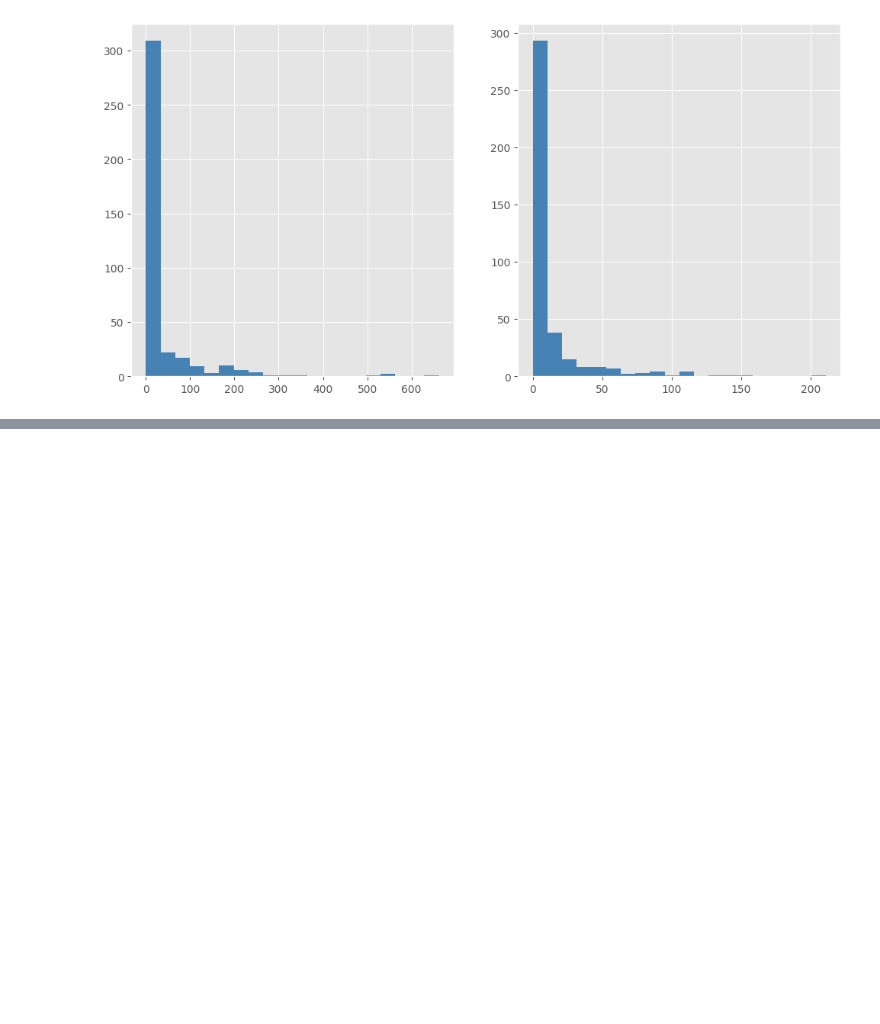
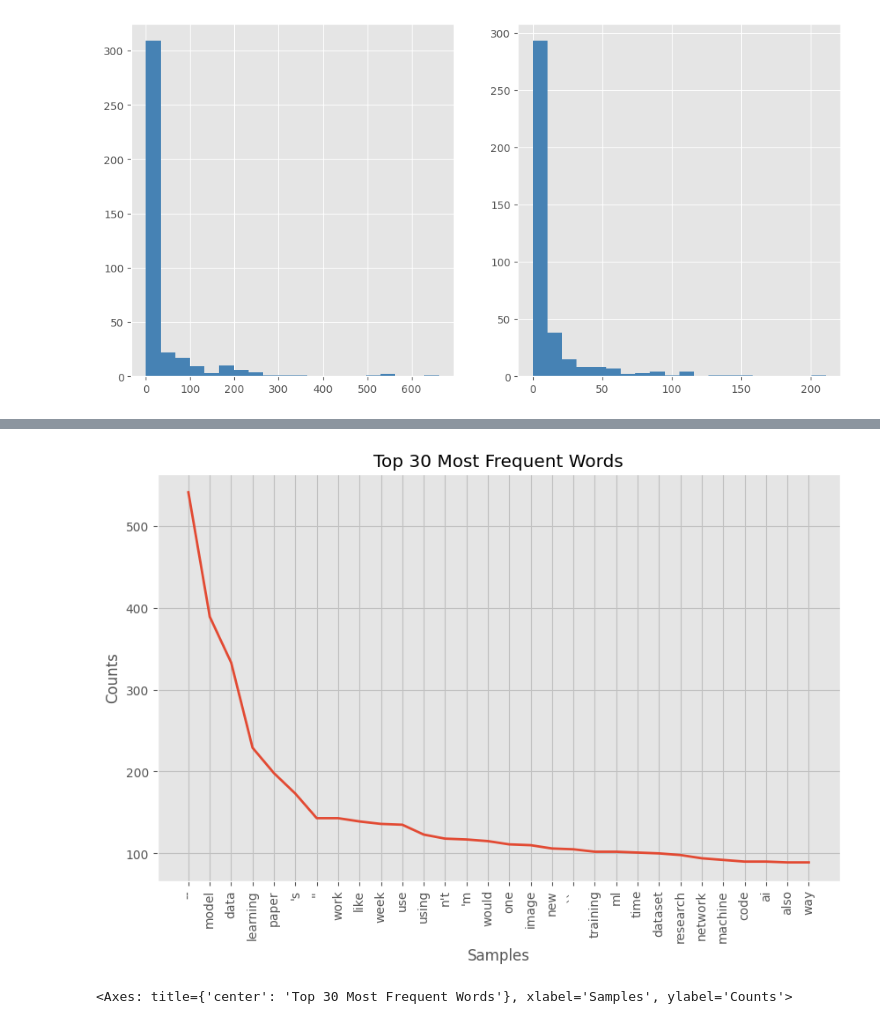
Before and after one commit to fszymanski13/text-mining1, a Jupyter notebook: notebook.ipynb, the cells around one changed output, grey strips where cells are left out. Cells and saved outputs as stored; diff of their text form; code cells hidden in the pictures; blank space fills up the shorter version.

```diff
--- a/notebook.ipynb
+++ b/notebook.ipynb
@@ -220,0 +218,20 @@ None
+# %%
+from nltk.probability import FreqDist
+
+# Join all processed texts into a single string
+all_text = ' '.join(processed_texts)
+
+# Generate a frequency distribution
+tokens = all_text.split()
+freq_dist = FreqDist(tokens)
+
+# common_words = freq_dist.most_common(20)
+# print(common_words)
+
+# Plot the frequency distribution
+plt.figure(figsize=(10, 6))
+plt.title('Top 30 Most Frequent Words')
+freq_dist.plot(30, cumulative=False)
+# %% [output]
+[figure, added]
+<Axes: title={'center': 'Top 30 Most Frequent Words'}, xlabel='Samples', ylabel='Counts'>
```
Also changed, not shown: parts of 15 cells of this notebook.
